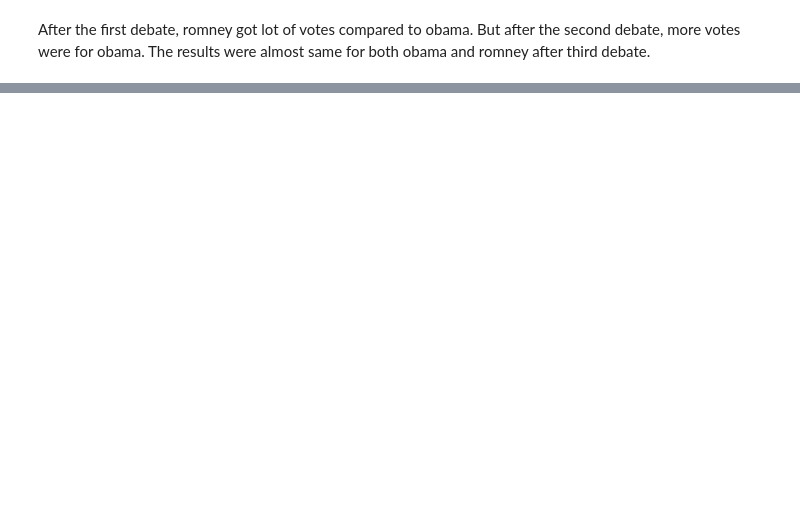
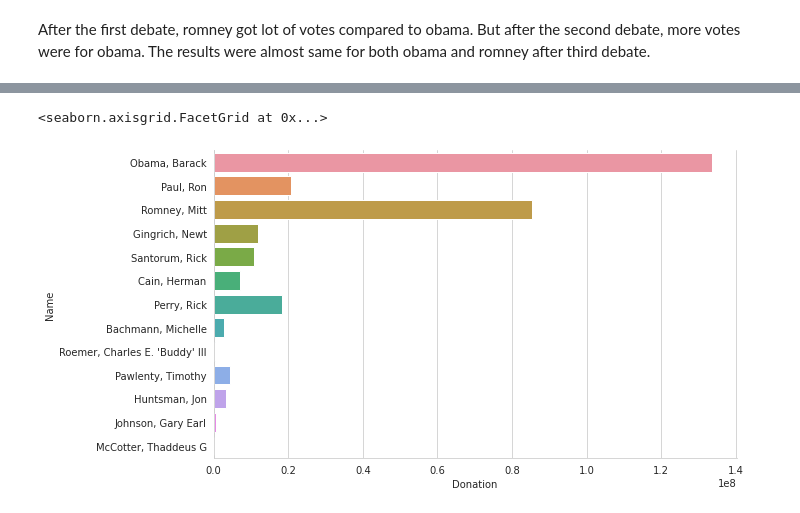
Before and after one commit to albinjohn366/2012_Election_Poll_Analysis, a Jupyter notebook: Election_Analysis.ipynb, the cells around one changed output, grey strips where cells are left out. Saved outputs shown, nothing was run; the diff lists cells and outputs as text; code cells hidden in the pictures; blank space fills up the shorter version.

```diff
--- a/Election_Analysis.ipynb
+++ b/Election_Analysis.ipynb
@@ -163,0 +185,14 @@ After the first debate, romney got lot of votes compared to obama. But after the
+# %%
+# Creating a dataframe for total donation
+total_donation = pd.DataFrame(donor_data['cand_nm'].value_counts().index, columns=['Name'])
+
+donation = []
+for name in total_donation['Name']:
+  donation.append(round(donor_data[donor_data['cand_nm'] == name]['contb_receipt_amt'].sum(), 2))
+
+total_donation['Donation'] = donation
+# %%
+sns.catplot(data=total_donation, x='Donation', y='Name', kind='bar', aspect=2)
+# %% [output]
+<seaborn.axisgrid.FacetGrid at 0x...>
+[figure, added]
```
Also changed, not shown: parts of 13 cells of this notebook.
